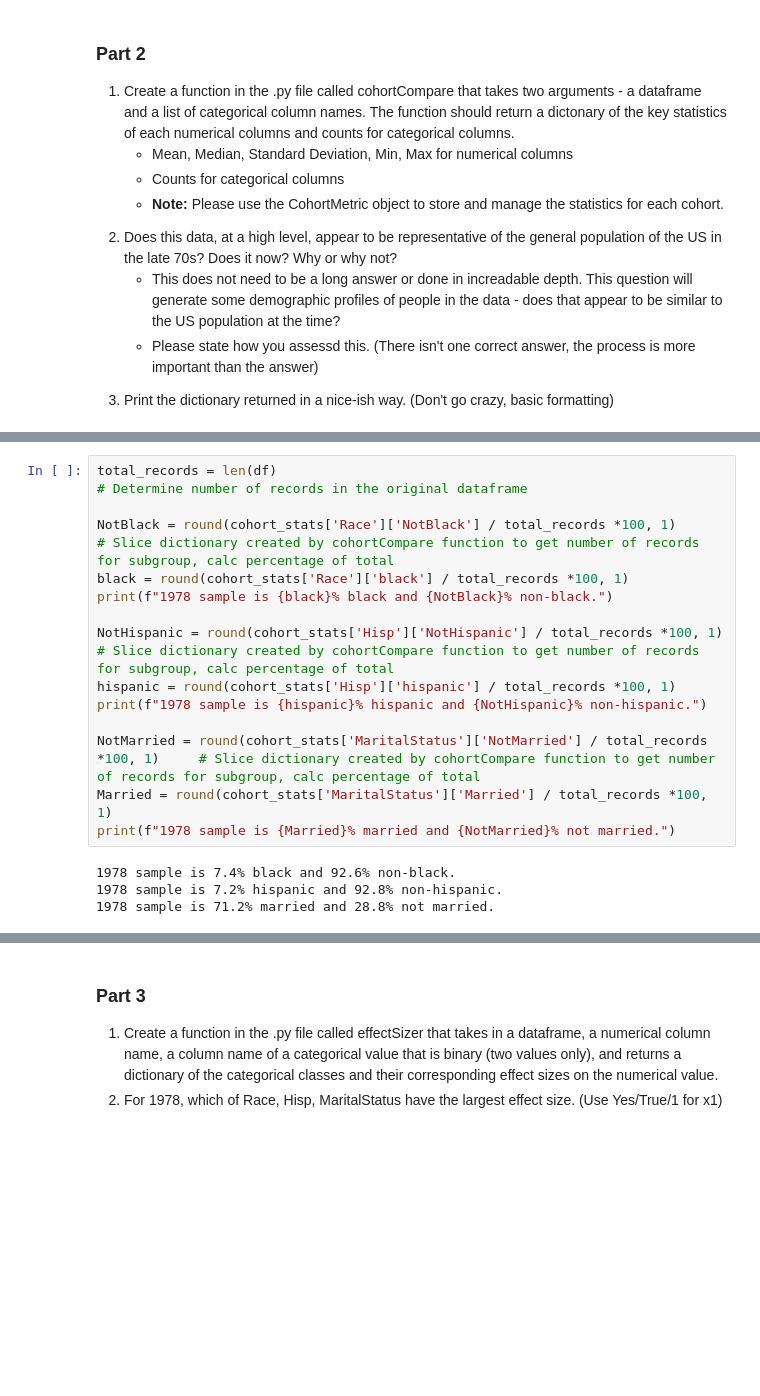
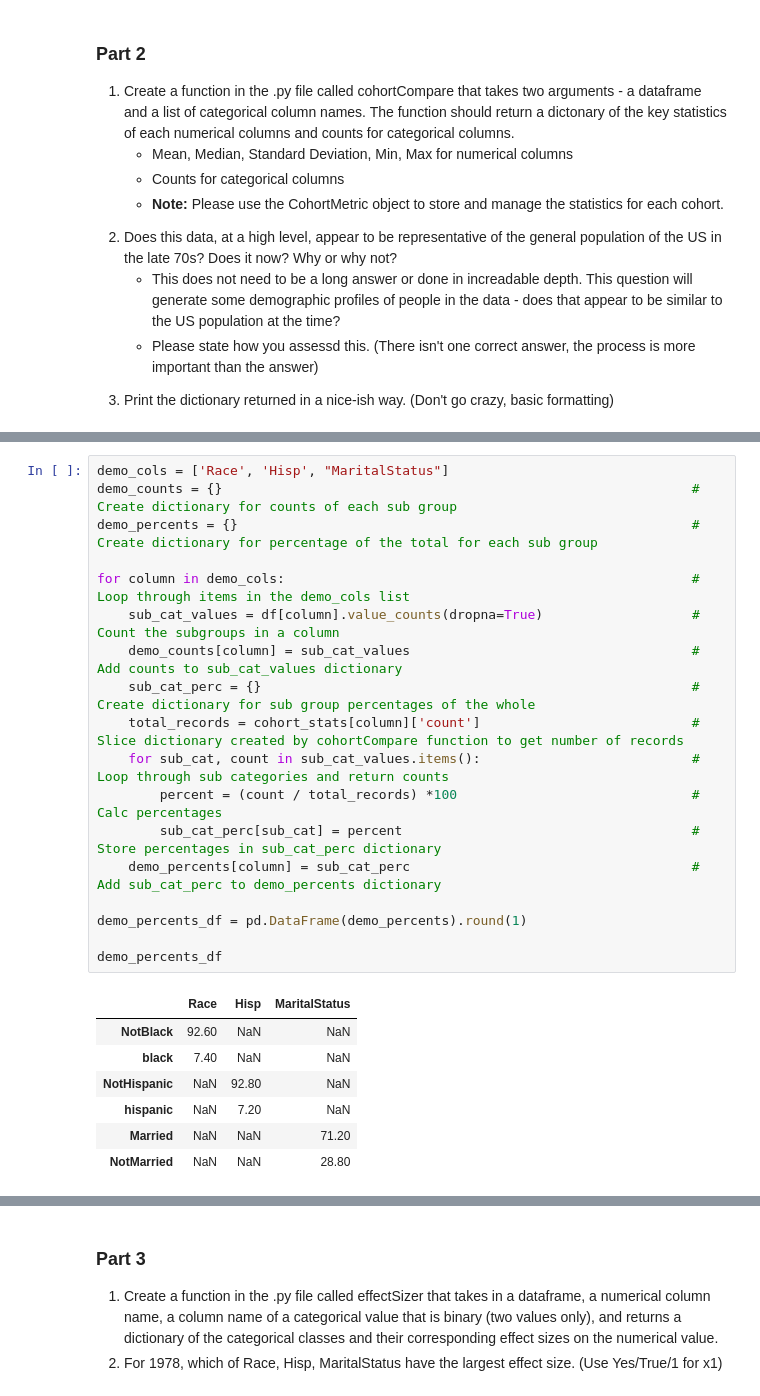
Before and after one commit to AkeemSemperDataScience/data3450-assignment-1-mlsiebold, a Jupyter notebook: START_Asn_1_2025.ipynb, the cells around one changed output, grey strips where cells are left out. Cells and saved outputs as stored; diff of their text form; blank space fills up the shorter version.

```diff
--- a/START_Asn_1_2025.ipynb
+++ b/START_Asn_1_2025.ipynb
@@ -193,21 +193,29 @@ cohort_stats_df
-# %%
-total_records = len(df)                                                                     # Determine number of records in the original dataframe
-
-NotBlack = round(cohort_stats['Race']['NotBlack'] / total_records *100, 1)                  # Slice dictionary created by cohortCompare function to get number of records for subgroup, calc percentage of total
-black = round(cohort_stats['Race']['black'] / total_records *100, 1)
-print(f"1978 sample is {black}% black and {NotBlack}% non-black.")
-
-NotHispanic = round(cohort_stats['Hisp']['NotHispanic'] / total_records *100, 1)            # Slice dictionary created by cohortCompare function to get number of records for subgroup, calc percentage of total
-hispanic = round(cohort_stats['Hisp']['hispanic'] / total_records *100, 1)
-print(f"1978 sample is {hispanic}% hispanic and {NotHispanic}% non-hispanic.")
-
-NotMarried = round(cohort_stats['MaritalStatus']['NotMarried'] / total_records *100, 1)     # Slice dictionary created by cohortCompare function to get number of records for subgroup, calc percentage of total
-Married = round(cohort_stats['MaritalStatus']['Married'] / total_records *100, 1)
-print(f"1978 sample is {Married}% married and {NotMarried}% not married.")
-# %% [output]
-1978 sample is 7.4% black and 92.6% non-black.
-1978 sample is 7.2% hispanic and 92.8% non-hispanic.
-1978 sample is 71.2% married and 28.8% not married.
+# %%
+demo_cols = ['Race', 'Hisp', "MaritalStatus"]
+demo_counts = {}                                                            # Create dictionary for counts of each sub group
+demo_percents = {}                                                          # Create dictionary for percentage of the total for each sub group
+
+for column in demo_cols:                                                    # Loop through items in the demo_cols list
+    sub_cat_values = df[column].value_counts(dropna=True)                   # Count the subgroups in a column
+    demo_counts[column] = sub_cat_values                                    # Add counts to sub_cat_values dictionary
+    sub_cat_perc = {}                                                       # Create dictionary for sub group percentages of the whole
+    total_records = cohort_stats[column]['count']                           # Slice dictionary created by cohortCompare function to get number of records
+    for sub_cat, count in sub_cat_values.items():                           # Loop through sub categories and return counts
+        percent = (count / total_records) *100                              # Calc percentages
+        sub_cat_perc[sub_cat] = percent                                     # Store percentages in sub_cat_perc dictionary
+    demo_percents[column] = sub_cat_perc                                    # Add sub_cat_perc to demo_percents dictionary
+
+demo_percents_df = pd.DataFrame(demo_percents).round(1)
+
+demo_percents_df
+# %% [output]
+|  | Race | Hisp | MaritalStatus |
+| NotBlack | 92.60 | NaN | NaN |
+| black | 7.40 | NaN | NaN |
+| NotHispanic | NaN | 92.80 | NaN |
+| hispanic | NaN | 7.20 | NaN |
+| Married | NaN | NaN | 71.20 |
+| NotMarried | NaN | NaN | 28.80 |
 # %% [markdown]
 *2 - Comparison*
 
```
Also changed, not shown: parts of 2 cells of this notebook, 1 other file.
